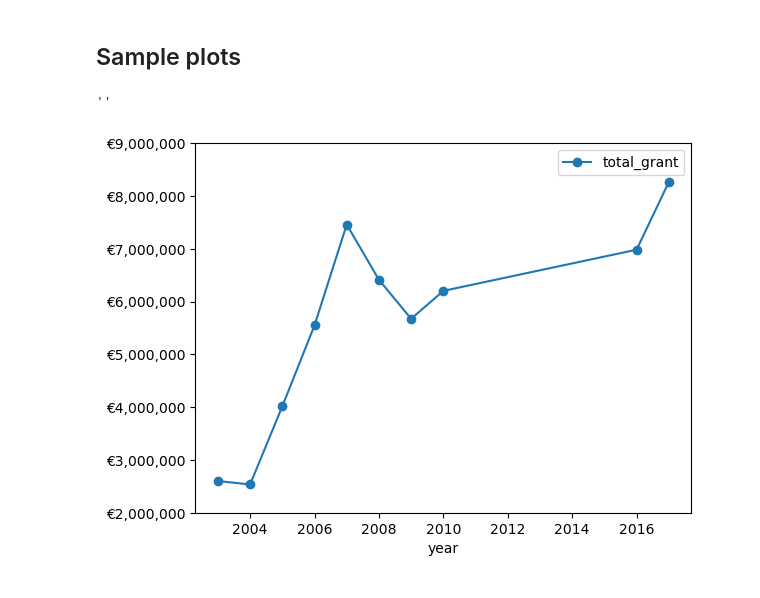
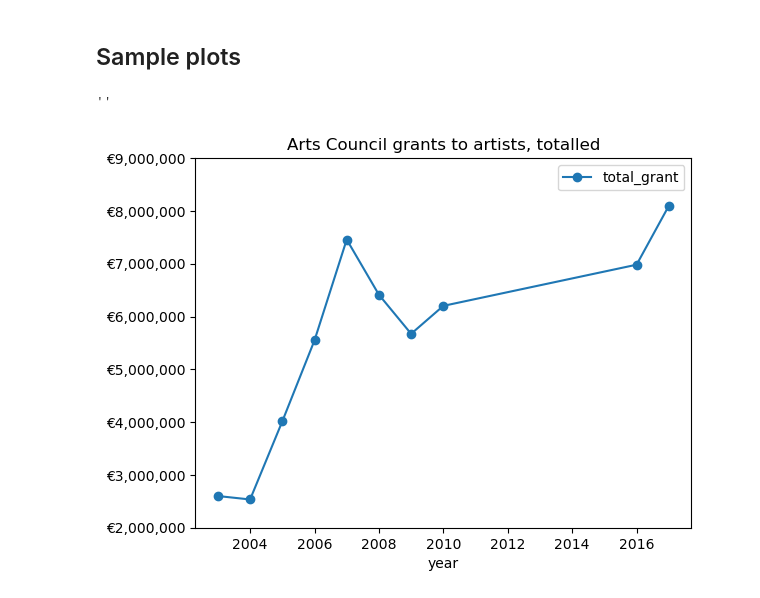
Before and after one commit to SuColl/programming-for-data-analytics, a Jupyter notebook: project/notebook.ipynb, the cells around one changed output. Saved outputs shown, nothing was run; the diff lists cells and outputs as text; code cells hidden in the pictures.

```diff
--- a/project/notebook.ipynb
+++ b/project/notebook.ipynb
@@ -136,5 +272,10 @@ There are many inconsistently categorised and formatted artforms in this list.
 # %%
+# Start with the cleaned DataFrame
+df = df_cleaned.copy()
+
 # Calculate the total grant awarded to each artform, each year.
-df_all_years["total_grant"] = (
-    df_all_years["num_male"] * df_all_years["avg_grant_male"]
-    + df_all_years["num_female"] * df_all_years["avg_grant_female"])
+df["total_grant_male"] = (df["num_male"] * df["avg_grant_male"])
+
+df["total_grant_female"] = (df["num_female"] * df["avg_grant_female"])
+
+df["total_grant"] = (df["total_grant_male"] + df["total_grant_female"])
@@ -160,0 +282,6 @@ annual_total
+# %%
+# Calculate the total number of recipients each year
+df["num_recipients"] = df["num_male"] + df["num_female"]
+# %%
+# Calculate the average grant per capita per artform per year
+df["avg_grant_perperson"] = df["total_grant"] / df["num_recipients"]
@@ -160,0 +290,8 @@ annual_total
+# %%
+# Create a DataFrame that aggregates data by year
+# https://pandas.pydata.org/docs/reference/api/pandas.DataFrame.drop.html
+# https://www.geeksforgeeks.org/pandas/python-pandas-dataframe-groupby/
+
+df_year = df.drop(columns=["artform","avg_grant_male","avg_grant_female"]).groupby("year").sum()
+
+print(df_year)
@@ -162,15 +317,17 @@ annual_total
 ## Sample plots
 # %%
 # Plot annual total funding result
-ax = annual_total.plot(marker="o")
+df_year["total_grant"].plot(marker="o", legend=True)
+plt.title("Arts Council grants to artists, totalled")
 
 # grab ytick locations and reformat to make ytick labels
 # (Code adapted from https://queirozf.com/entries/matplotlib-examples-number-formatting-for-axes-labels)
 ylocs, ylabels = plt.yticks()
 ylabels_formatted = ["€{:,.0f}".format(x) for x in ylocs]
 plt.yticks(ylocs, ylabels_formatted)
+
 ;
 # %% [output]
 ''
-[figure, old version]
+[figure, new version]
 # %%
```
Also changed, not shown: parts of 13 cells of this notebook.
